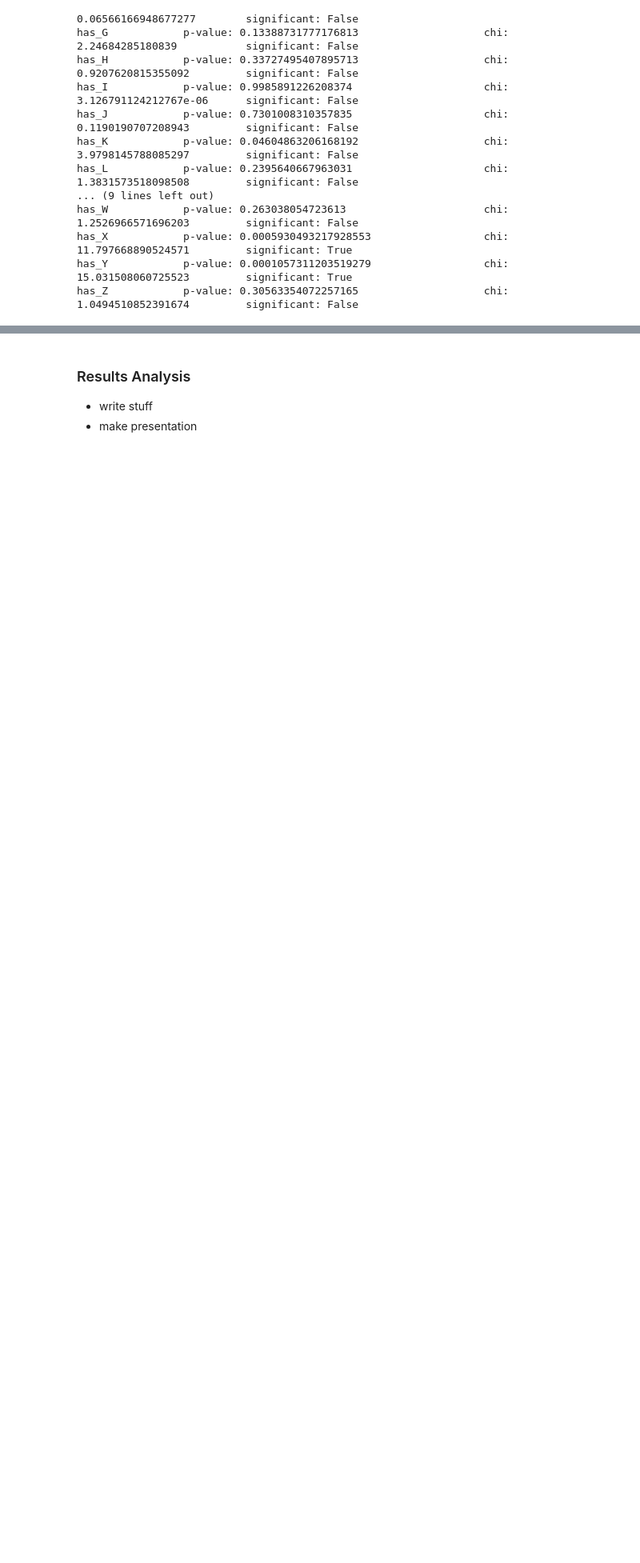
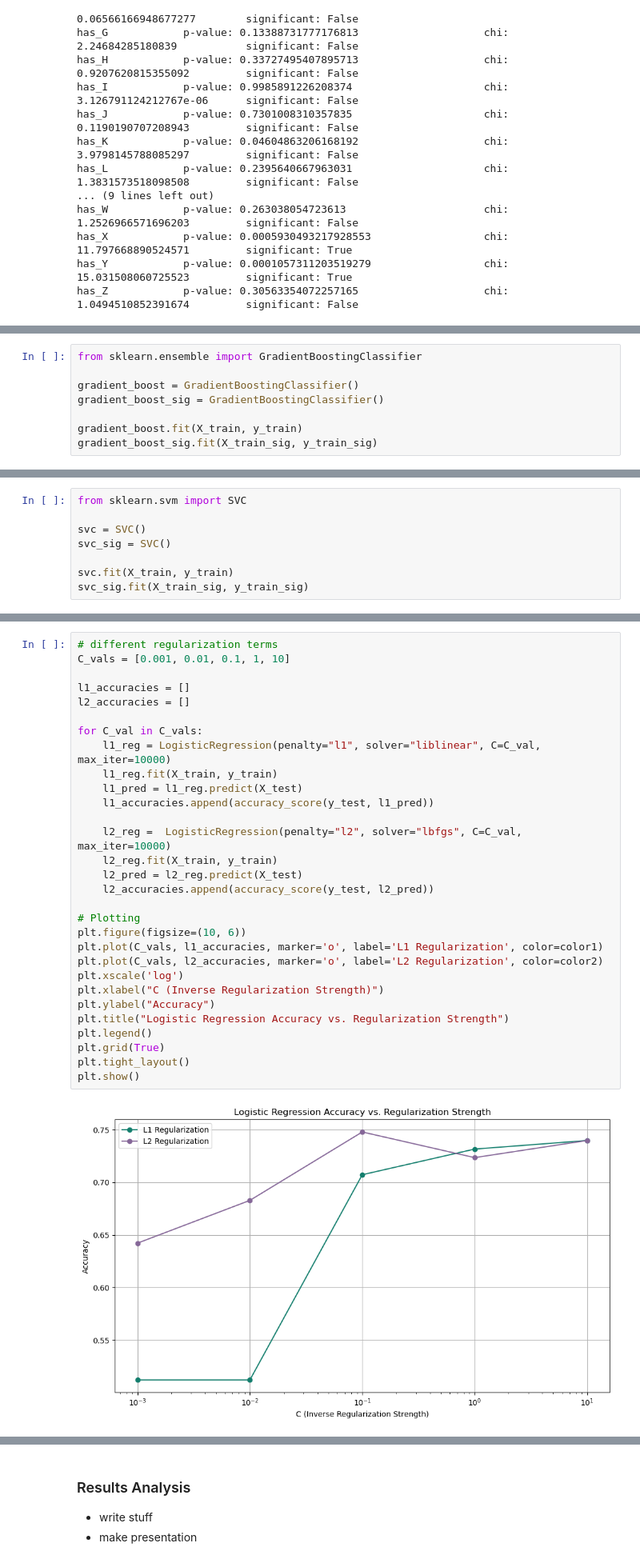
Before and after one commit to MSOE-oskar/CSC2621-termproj, a Jupyter notebook: TermProj.ipynb, the cells around one changed output, grey strips where cells are left out. Shown: that part at 80% size. Cells and saved outputs as stored; diff of their text form; blank space fills up the shorter version.

```diff
--- a/TermProj.ipynb
+++ b/TermProj.ipynb
@@ -308,0 +351,8 @@ has_Z            p-value: 0.30563354072257165                    chi: 1.04945108
+# %%
+from sklearn.ensemble import GradientBoostingClassifier
+
+gradient_boost = GradientBoostingClassifier()
+gradient_boost_sig = GradientBoostingClassifier()
+
+gradient_boost.fit(X_train, y_train)
+gradient_boost_sig.fit(X_train_sig, y_train_sig)
@@ -308,0 +363,8 @@ has_Z            p-value: 0.30563354072257165                    chi: 1.04945108
+# %%
+from sklearn.svm import SVC
+
+svc = SVC()
+svc_sig = SVC()
+
+svc.fit(X_train, y_train)
+svc_sig.fit(X_train_sig, y_train_sig)
@@ -308,0 +416,32 @@ has_Z            p-value: 0.30563354072257165                    chi: 1.04945108
+# %%
+# different regularization terms
+C_vals = [0.001, 0.01, 0.1, 1, 10]
+
+l1_accuracies = []
+l2_accuracies = []
+
+for C_val in C_vals:
+    l1_reg = LogisticRegression(penalty="l1", solver="liblinear", C=C_val, max_iter=10000)
+    l1_reg.fit(X_train, y_train)
+    l1_pred = l1_reg.predict(X_test)
+    l1_accuracies.append(accuracy_score(y_test, l1_pred))
+
+    l2_reg =  LogisticRegression(penalty="l2", solver="lbfgs", C=C_val, max_iter=10000)
+    l2_reg.fit(X_train, y_train)
+    l2_pred = l2_reg.predict(X_test)
+    l2_accuracies.append(accuracy_score(y_test, l2_pred))
+
+# Plotting
+plt.figure(figsize=(10, 6))
+plt.plot(C_vals, l1_accuracies, marker='o', label='L1 Regularization', color=color1)
+plt.plot(C_vals, l2_accuracies, marker='o', label='L2 Regularization', color=color2)
+plt.xscale('log')
+plt.xlabel("C (Inverse Regularization Strength)")
+plt.ylabel("Accuracy")
+plt.title("Logistic Regression Accuracy vs. Regularization Strength")
+plt.legend()
+plt.grid(True)
+plt.tight_layout()
+plt.show()
+# %% [output]
+[figure, added]
```
Also changed, not shown: parts of 20 cells of this notebook.
